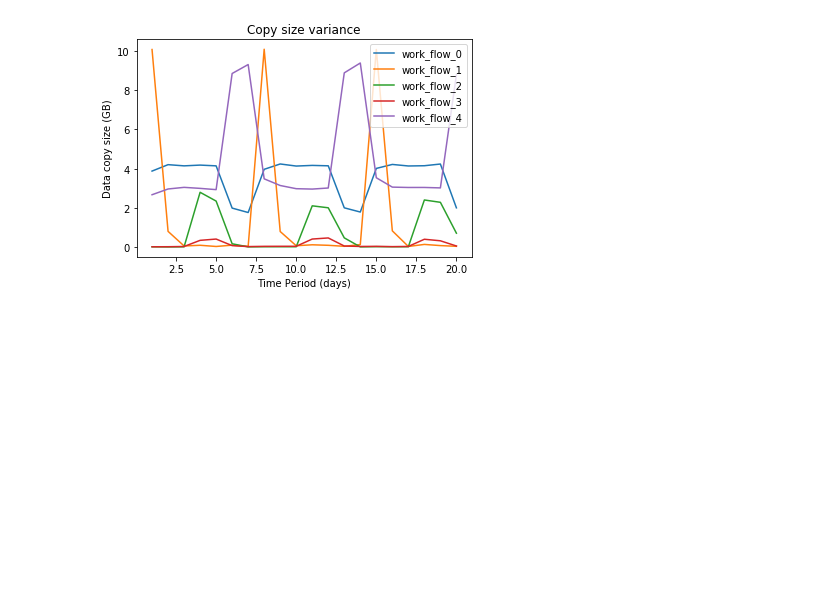
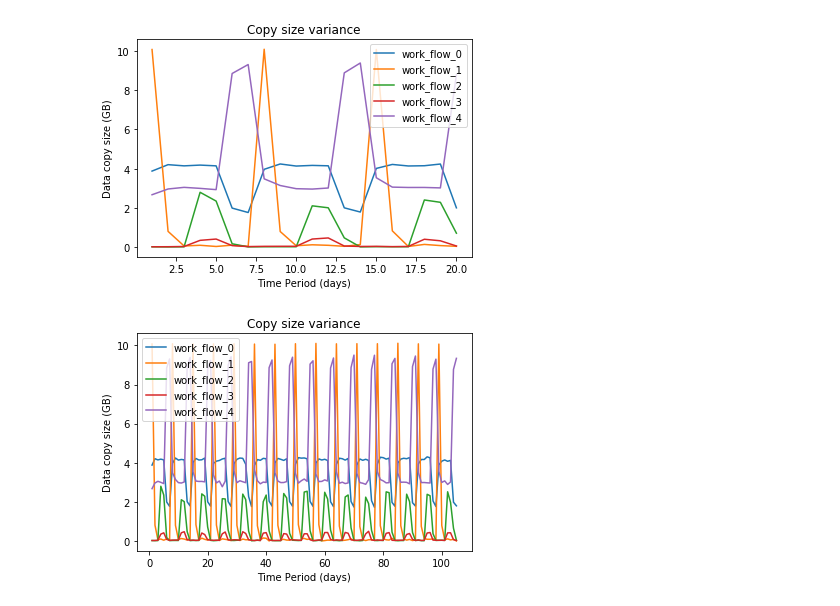
Before and after one commit to TSatyaVasanthReddy/RegressionAnalysis, a Jupyter notebook: Project4.ipynb, the cells around one changed output. Drawn from its saved outputs; the diff is of its cells as text; code cells hidden in the pictures; blank space fills up the shorter version.

Commit message:
Added another set of plots for 1

```diff
--- a/Project4.ipynb
+++ b/Project4.ipynb
@@ -157,3 +157,7 @@ def plot_dataset2(df):
 plot_dataset2(first20)
 # %% [output]
 [figure]
+# %%
+plot_dataset2(first105)
+# %% [output]
+[figure, added]
```
